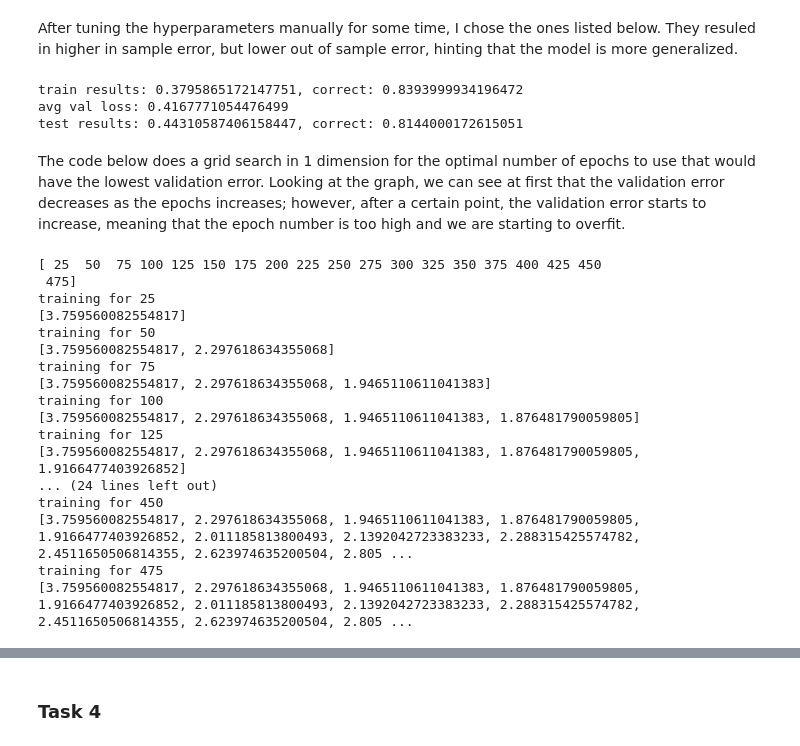
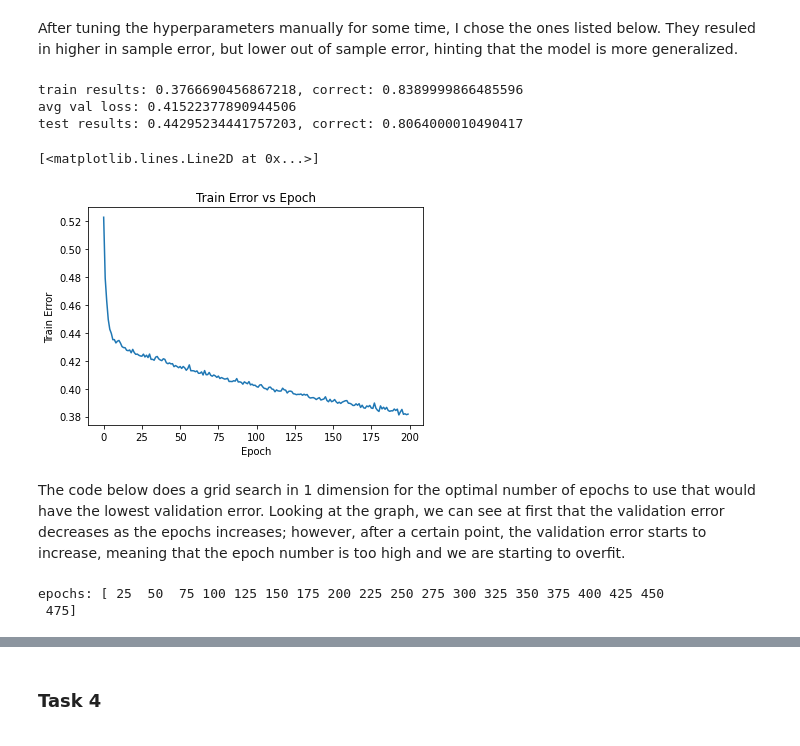
Before and after one commit to siddha20/CSCI4962, a Jupyter notebook: Homeworks/homework3/homework3.ipynb, the cells around one changed output, grey strips where cells are left out. Saved outputs shown, nothing was run; the diff lists cells and outputs as text; code cells hidden in the pictures.

```diff
--- a/Homeworks/homework3/homework3.ipynb
+++ b/Homeworks/homework3/homework3.ipynb
@@ -251,25 +264,33 @@ error, hinting that the model is more generalized.
 # %%
 model = NN(140, 140).to(device) # was (200, 200)
 learning_rate = .001 # same
 epochs = 200 # was 500
 loss_fn = nn.BCELoss() # same
 optimizer = torch.optim.Adam(model.parameters(), lr=learning_rate) # same
+train_losses = []
 
 loss = 0
 for i in range(epochs):
-    train_loop(train_data_loader, model, loss_fn, optimizer)
+    train_loss = train_loop(train_data_loader, model, loss_fn, optimizer)
     l, _ = test_loop(val_data_loader, model, loss_fn)
+    train_losses.append(train_loss)
     loss += l
 train_loss, train_correct = test_loop(train_data_loader, model, loss_fn)
 test_loss, test_correct = test_loop(test_data_loader, model, loss_fn)
 
 print(f"train results: {train_loss}, correct: {train_correct}")
 print(f"avg val loss: {loss/epochs}")
 print(f"test results: {test_loss}, correct: {test_correct}")
+plt.title("Train Error vs Epoch")
+plt.xlabel("Epoch")
+plt.ylabel("Train Error")
+plt.plot(train_losses)
 # %% [output]
-train results: 0.3795865172147751, correct: 0.8393999934196472
-avg val loss: 0.4167771054476499
-test results: 0.44310587406158447, correct: 0.8144000172615051
+train results: 0.3766690456867218, correct: 0.8389999866485596
+avg val loss: 0.41522377890944506
+test results: 0.44295234441757203, correct: 0.8064000010490417
+[<matplotlib.lines.Line2D at 0x...>]
+[figure, added]
 # %% [markdown]
 The code below does a grid search in 1 dimension for the optimal number of
 epochs to use that would have the lowest validation error. Looking at the
@@ -282,7 +303,7 @@ import time
 
 step = 25
 epochs = np.arange(step, 500, 25)
-print(epochs)
+print(f"epochs: {epochs}")
 val_losses = []
 times = []
 
@@ -300,22 +321,7 @@ for epoch in epochs:
     times.append(time.time() - start)
     val_losses.append(loss/epoch)
 # %% [output]
-[ 25  50  75 100 125 150 175 200 225 250 275 300 325 350 375 400 425 450
+epochs: [ 25  50  75 100 125 150 175 200 225 250 275 300 325 350 375 400 425 450
  475]
-training for 25
-[3.759560082554817]
-training for 50
-[3.759560082554817, 2.297618634355068]
-training for 75
-[3.759560082554817, 2.297618634355068, 1.9465110611041383]
-training for 100
-[3.759560082554817, 2.297618634355068, 1.9465110611041383, 1.876481790059805]
-training for 125
-[3.759560082554817, 2.297618634355068, 1.9465110611041383, 1.876481790059805, 1.9166477403926852]
-... (24 lines left out)
-training for 450
-[3.759560082554817, 2.297618634355068, 1.9465110611041383, 1.876481790059805, 1.9166477403926852, 2.011185813800493, 2.1392042723383233, 2.288315425574782, 2.4511650506814355, 2.623974635200504, 2.805 ...
-training for 475
-[3.759560082554817, 2.297618634355068, 1.9465110611041383, 1.876481790059805, 1.9166477403926852, 2.011185813800493, 2.1392042723383233, 2.288315425574782, 2.4511650506814355, 2.623974635200504, 2.805 ...
 # %%
 plt.figure(1)
```
Also changed, not shown: parts of 5 cells of this notebook.
